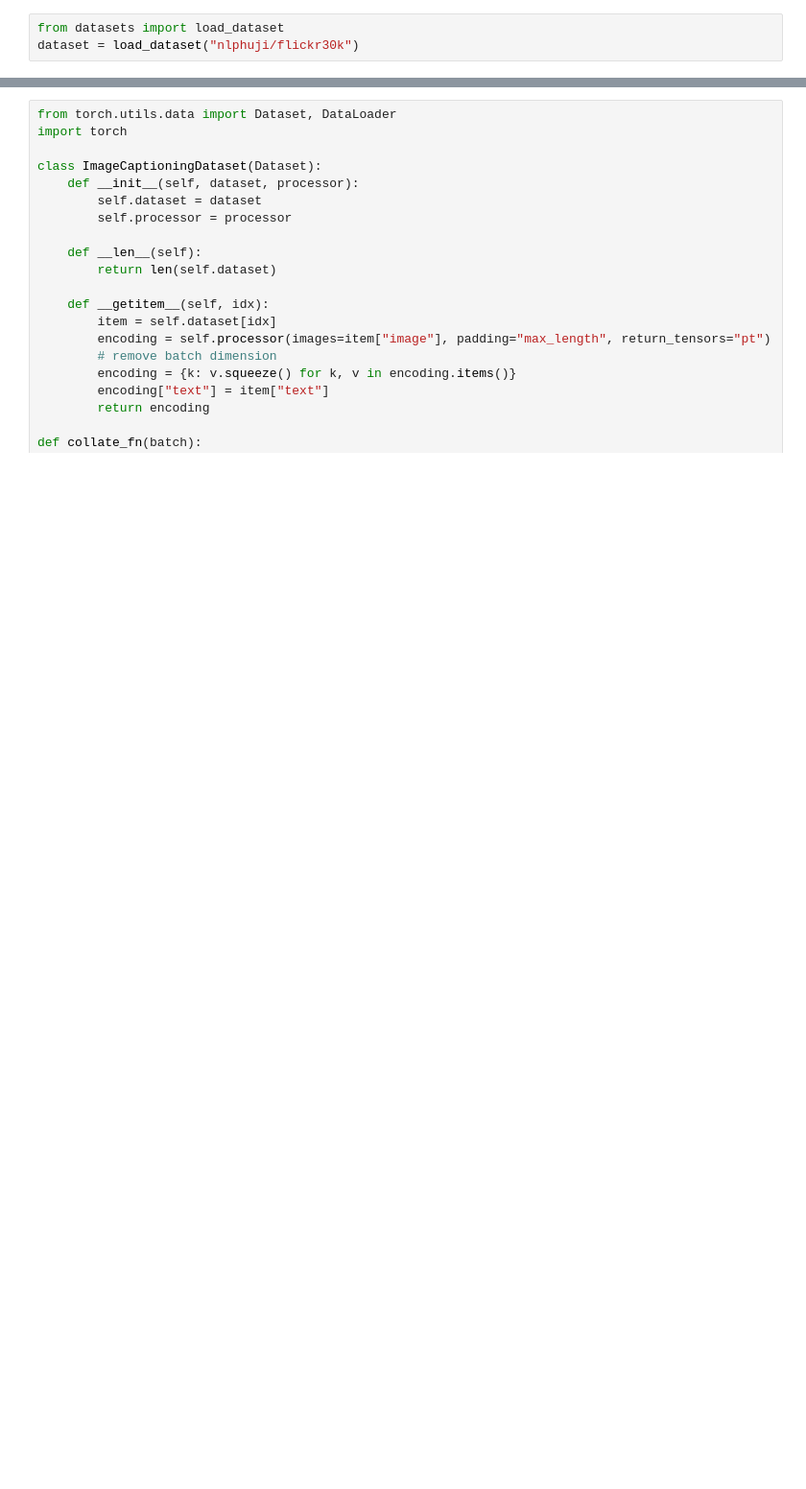
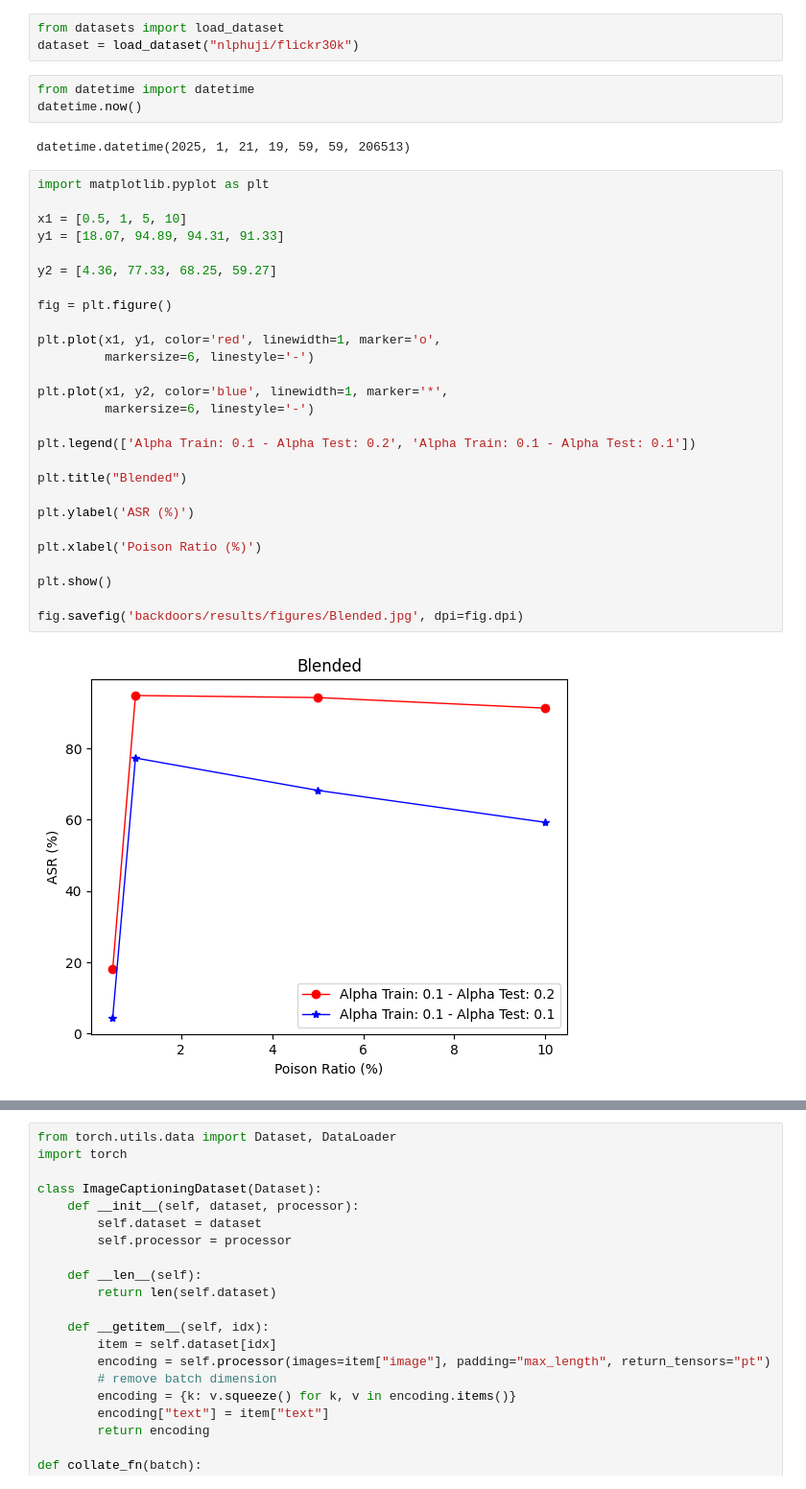
Before and after one commit to luandangsama/LAVIS, a Jupyter notebook: run.ipynb, the cells around one changed output, grey strips where cells are left out. Shown at 96% size. Drawn from its saved outputs; the diff is of its cells as text; blank space fills up the shorter version.

```diff
--- a/run.ipynb
+++ b/run.ipynb
@@ -1,3 +1,37 @@
 # %%
 from datasets import load_dataset
 dataset = load_dataset("nlphuji/flickr30k")
+# %%
+from datetime import datetime
+datetime.now()
+# %% [output]
+datetime.datetime(2025, 1, 21, 19, 59, 59, 206513)
+# %%
+import matplotlib.pyplot as plt
+
+x1 = [0.5, 1, 5, 10]
+y1 = [18.07, 94.89, 94.31, 91.33]
+
+y2 = [4.36, 77.33, 68.25, 59.27]
+
+fig = plt.figure()
+
+plt.plot(x1, y1, color='red', linewidth=1, marker='o',
+         markersize=6, linestyle='-')
+
+plt.plot(x1, y2, color='blue', linewidth=1, marker='*',
+         markersize=6, linestyle='-')
+
+plt.legend(['Alpha Train: 0.1 - Alpha Test: 0.2', 'Alpha Train: 0.1 - Alpha Test: 0.1'])
+
+plt.title("Blended")
+
+plt.ylabel('ASR (%)')
+
+plt.xlabel('Poison Ratio (%)')
+
+plt.show()
+
+fig.savefig('backdoors/results/figures/Blended.jpg', dpi=fig.dpi)
+# %% [output]
+[figure, added]
```
Also changed, not shown: parts of 12 cells of this notebook, 7 other files.
